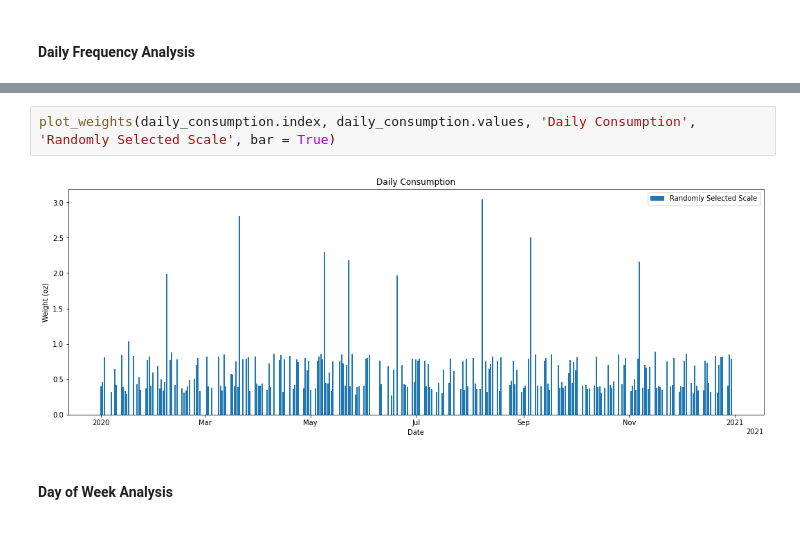
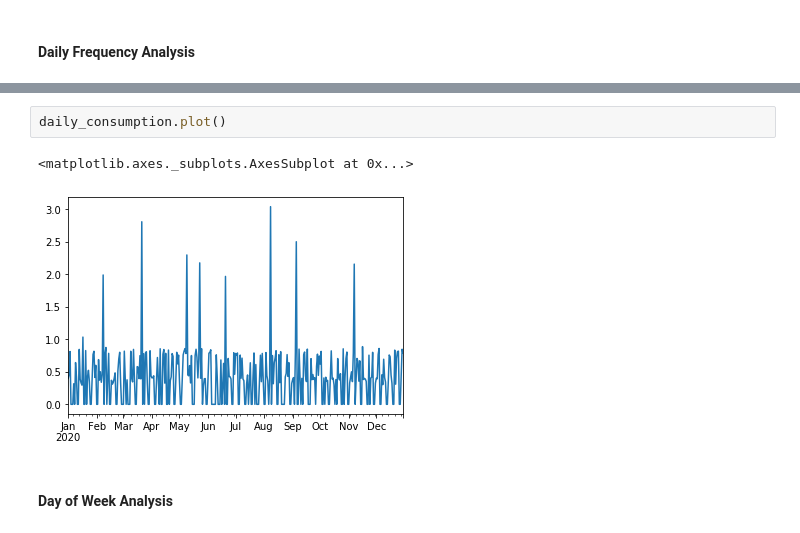
Before and after one commit to jbpauly/smart-simulation, a Jupyter notebook: smart_simulation/Notebooks/hypothesis_analysis.ipynb, the cells around one changed output, grey strips where cells are left out. Drawn from its saved outputs; the diff is of its cells as text.

```diff
--- a/smart_simulation/Notebooks/hypothesis_analysis.ipynb
+++ b/smart_simulation/Notebooks/hypothesis_analysis.ipynb
@@ -132,6 +76,7 @@ Name: weight, dtype: float64
-# %%
-plot_weights(daily_consumption.index, daily_consumption.values, 'Daily Consumption', 'Randomly Selected Scale', bar = True)
-# %% [output]
-[figure, removed]
+# %%
+daily_consumption.plot()
+# %% [output]
+<matplotlib.axes._subplots.AxesSubplot at 0x...>
+[figure, added]
 # %% [markdown]
 #### Day of Week Analysis
```
Also changed, not shown: parts of 124 cells of this notebook.
